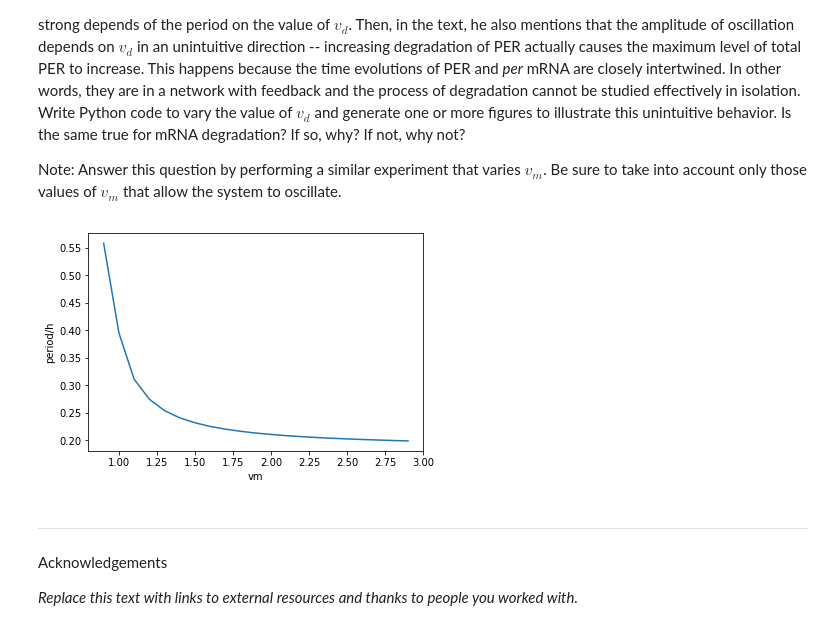
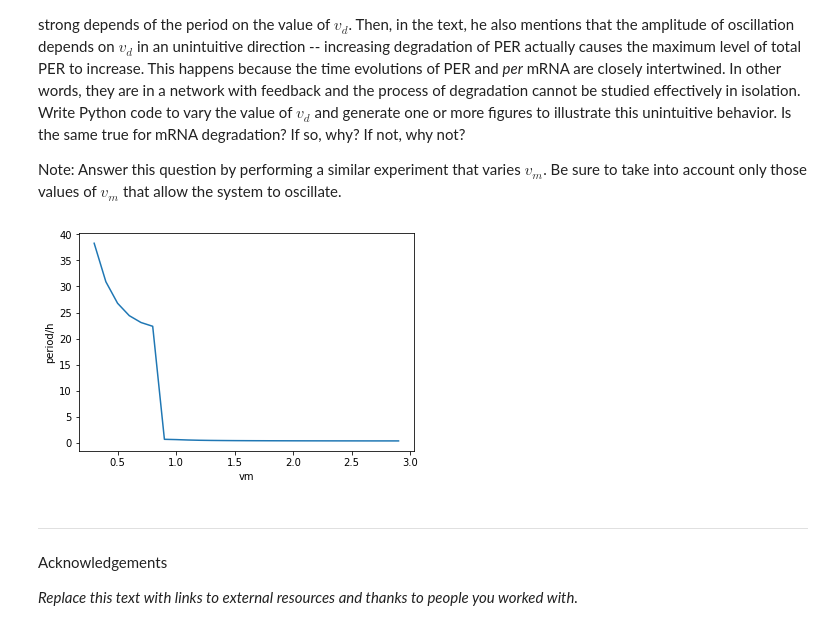
Before and after one commit to hmhwan21/cs341projects, a Jupyter notebook: proj2/Project2.ipynb, the cells around one changed output. Drawn from its saved outputs; the diff is of its cells as text; code cells hidden in the pictures.

```diff
--- a/proj2/Project2.ipynb
+++ b/proj2/Project2.ipynb
@@ -494,42 +494,44 @@ Note: Answer this question by performing a similar experiment that varies $v_m$.
 # %%
 # Write code here
 #so we are looking at varying vm, but the paper says to double Ks, so Ks = 0.78
-
+import numpy as np
 import scipy.signal
 def get_period(arr,t):
     peaks, _ = scipy.signal.find_peaks(arr)
     time = []
     for peak in peaks:
         time.append(t[peak])
     periods = []
     for i in range(len(time)-1,0,-1):
         periods.append(time[i] - time[i-1])
 
     return np.mean(periods)
 
-ks = 0.78
+#ks = 0.78
 #now we vary vm, then we need to look at amplitudes?
 vms = np.arange(0, 3, 0.1)
 plotPeriod = []
 for vm in vms:
     params = (vs, vm , Km, ks, vd, k1, k2, KI, Kd, n, K1, K2, K3, K4, V1, V2, V3, V4)
     initial = (0.5, 0.5, 0.5, 0.5, 1, 2)
     nf = lambda t,y : negative_feedback(t, y, params)
     sol1 = scipy.integrate.solve_ivp(fun=nf, t_span=(0,240), y0=initial, t_eval = np.arange(0,240,0.01))
     sol2 = scipy.integrate.solve_ivp(fun=nf, t_span = (0,72), y0=sol1.y[:,-1], t_eval=np.arange(0,72,0.01))
     #now we have graphs, find one period consistent and graph like at end by appending these periods
     #we should graph plot of (vms and periods)
+    #plt.plot(sol2.t, sol2.y[1,:])
     plotPeriod.append(get_period(sol2.y[1,:], sol2.t))
+    #print(get_period(sol2.y[1,:], sol2.t))
     #plt.plot(sol2.t, sol2.y.T)
 plt.plot(vms, plotPeriod)
 plt.ylabel("period/h")
 plt.xlabel("vm");
 # plt.legend(["M", "P0", "P1", "P2", "PN", "Pt"])
 # plt.xlabel("time/h")
 # plt.ylabel("PER");
 # put here for a change
 # %% [output]
-[figure, old version]
+[figure, new version]
 # %% [markdown]
 <hr style="border:2px solid gray"> </hr>
 
```
